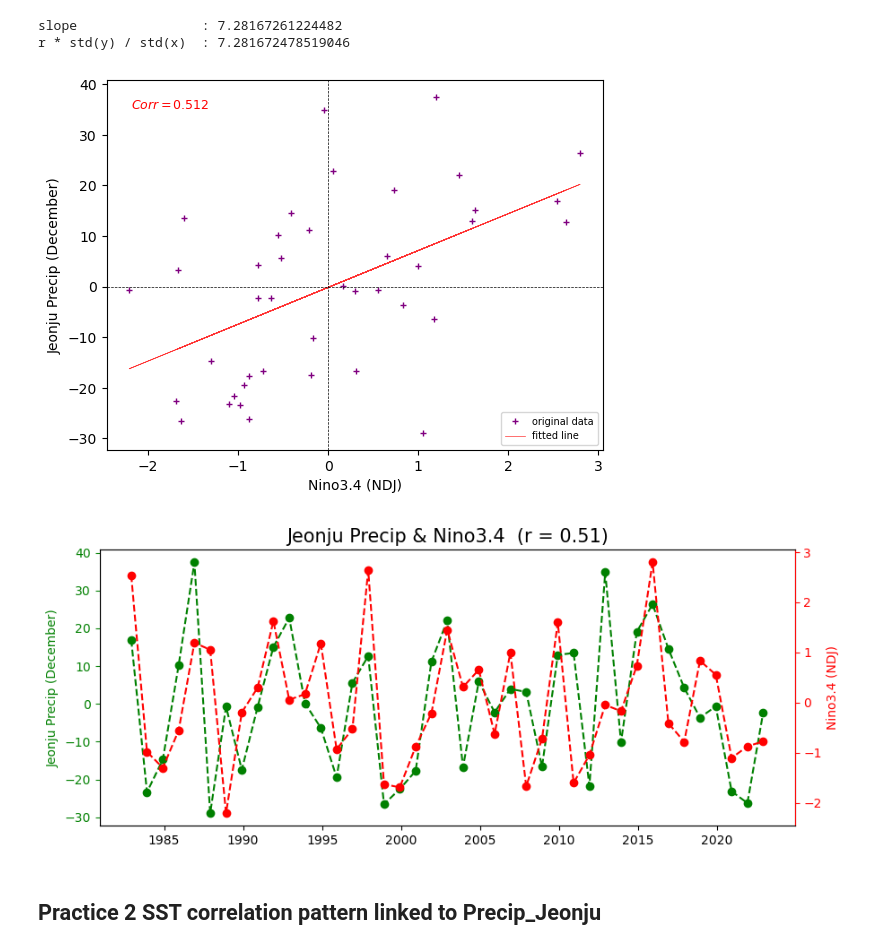
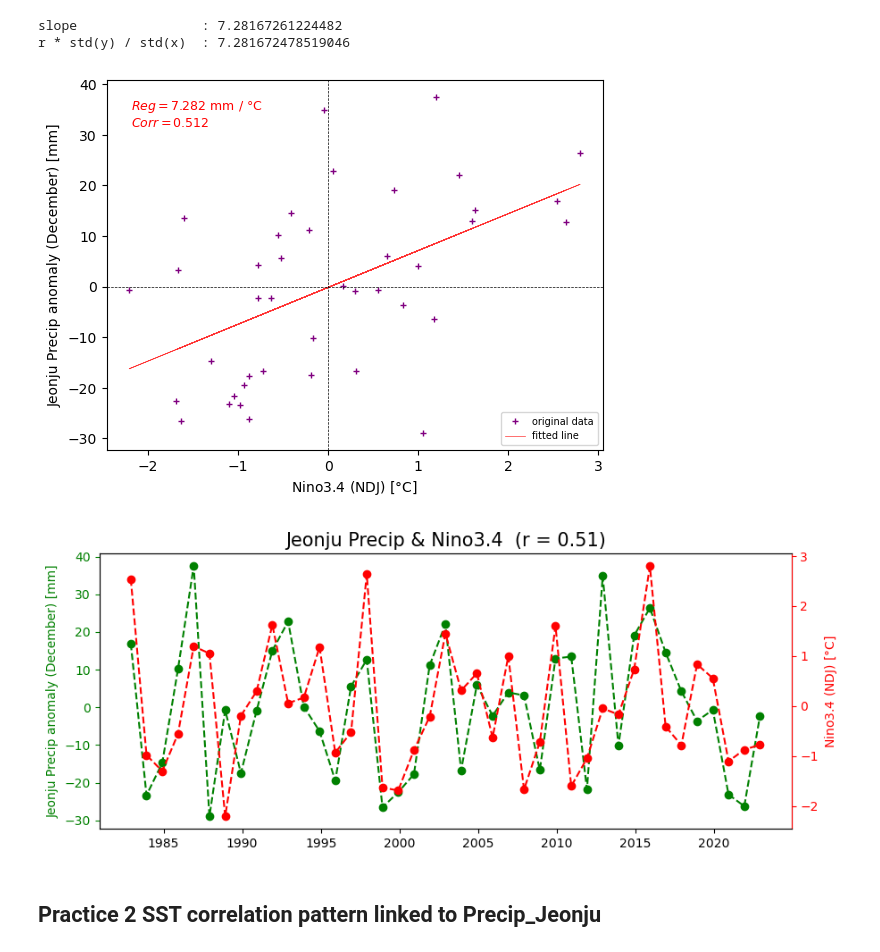
Before and after one commit to climstats/climstat-2026, a Jupyter notebook: notebooks/practice06.ipynb, the cells around one changed output. Cells and saved outputs as stored; diff of their text form; code cells hidden in the pictures.

```diff
--- a/notebooks/practice06.ipynb
+++ b/notebooks/practice06.ipynb
@@ -127,21 +127,22 @@ prprd = reg*ninos + interc  # For fitted line
 # %%
 ##################  Plotting #####################
 fig, ax = plt.subplots()
 
 ax.plot(ninos, pr_dec, '+', c='purple', markersize=4, label='original data')
 ax.plot(ninos, prprd, c='r', lw=0.5, alpha=0.8, label='fitted line')
 ax.axhline(0, color='k', linewidth=0.5, linestyle='dashed')
 ax.axvline(0, color='k', linewidth=0.5, linestyle='dashed')
-ax.set_xlabel('Nino3.4 (NDJ)')
-ax.set_ylabel('Jeonju Precip (December)')
+ax.set_xlabel('Nino3.4 (NDJ) [$\\degree$C]')
+ax.set_ylabel('Jeonju Precip anomaly (December) [mm]')
 ax.legend(fontsize=7, loc='lower right')
-txt=r'$Corr={:.3f}$'.format(corr)
+txt = (r'$Reg={:.3f}$ mm / $\degree$C'.format(reg) + '\n' +   # 회귀계수: 단위 있음 (y 단위 / x 단위)
+       r'$Corr={:.3f}$'.format(corr))                      # 상관계수: 단위 없음
 
 ax.text(0.05, 0.95, txt, c='r', size=9, va='top', transform=ax.transAxes)
 
 plt.show()
 # %% [output]
-[figure, old version]
+[figure, new version]
 # %%
 ##################  Plotting #####################
 fig, ax1 = plt.subplots(figsize=(10, 4), dpi=100)
@@ -149,19 +150,19 @@ ax1b = ax1.twinx()       # plot on the right axis
 
 #--- Precip Graph
 ax1.plot(pr_dec.time.values, pr_dec, color='g', marker='o', linestyle='dashed', linewidth=1.5)
-ax1.set_ylabel('Jeonju Precip (December)', color='g')
+ax1.set_ylabel('Jeonju Precip anomaly (December) [mm]', color='g')
 ax1.tick_params(axis='y', color='g', labelcolor='g')
 ax1.set_title(f'Jeonju Precip & Nino3.4  (r = {corr:.2f})', fontsize=15)
 
 #--- Nino3.4 Graph
 ax1b.plot(ninos.time.values, ninos, color='r', marker='o', linestyle='dashed', linewidth=1.5)
-ax1b.set_ylabel('Nino3.4 (NDJ)', color='r')
+ax1b.set_ylabel('Nino3.4 (NDJ) [$\\degree$C]', color='r')
 ax1b.spines['right'].set_color('r')
 ax1b.tick_params(axis='y', color='r', labelcolor='r')
 
 plt.show()
 # %% [output]
-[figure, old version]
+[figure, new version]
 # %% [markdown]
 ## Practice 2 SST correlation pattern linked to Precip_Jeonju
 # %%
```
Also changed, not shown: 1 other file.
